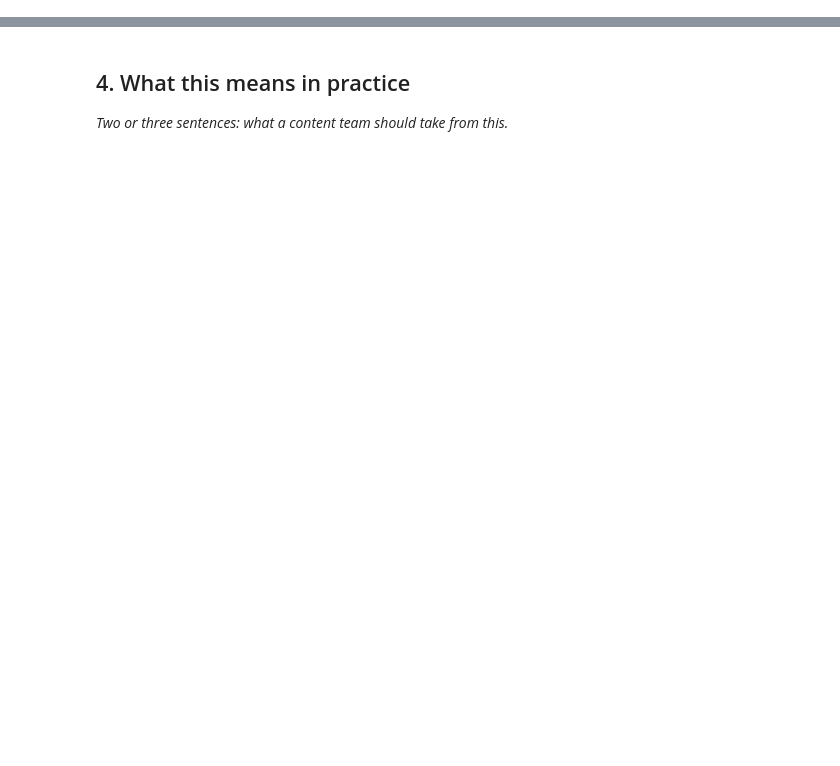
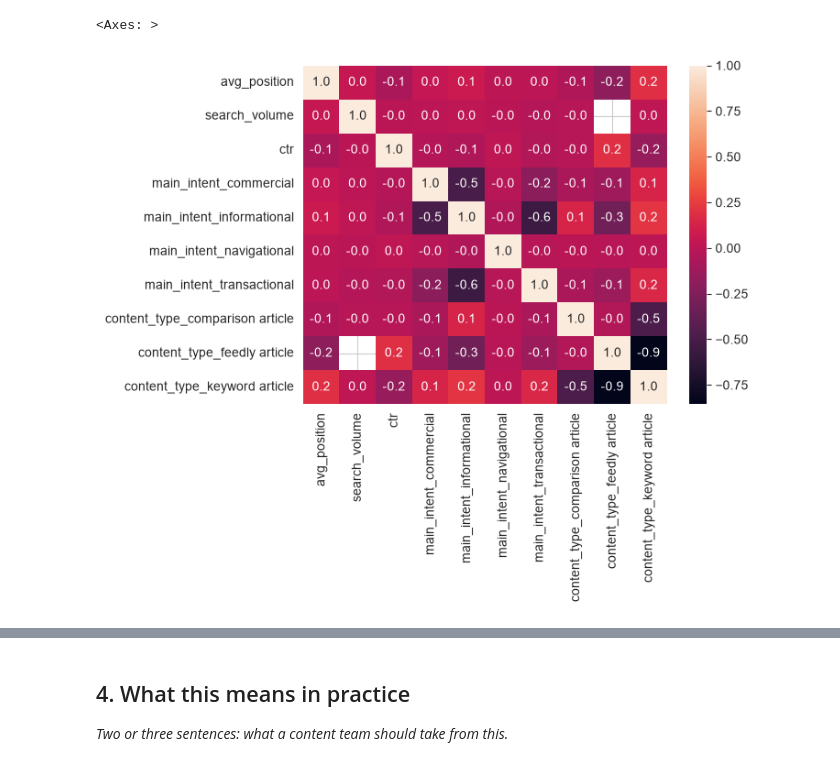
Before and after one commit to leiandrei/flyrank-ml-internship-starter, a Jupyter notebook: work/notebooks/w04_signal_audit.ipynb, the cells around one changed output, grey strips where cells are left out. Cells and saved outputs as stored; diff of their text form; code cells hidden in the pictures; blank space fills up the shorter version.

```diff
--- a/work/notebooks/w04_signal_audit.ipynb
+++ b/work/notebooks/w04_signal_audit.ipynb
@@ -12,0 +75,5 @@ This skeleton is yours to fill. Work the sections **in order** — each one has
+# %%
+sns.heatmap(subset.corr(numeric_only=True), annot=True, fmt='.1f')
+# %% [output]
+<Axes: >
+[figure, added]
```
Also changed, not shown: parts of 13 cells of this notebook, 2 other files.
